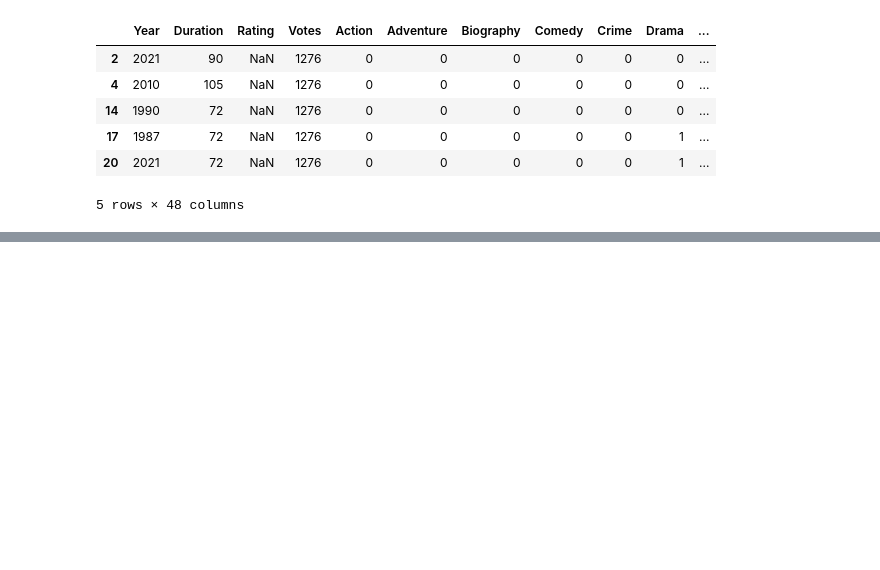
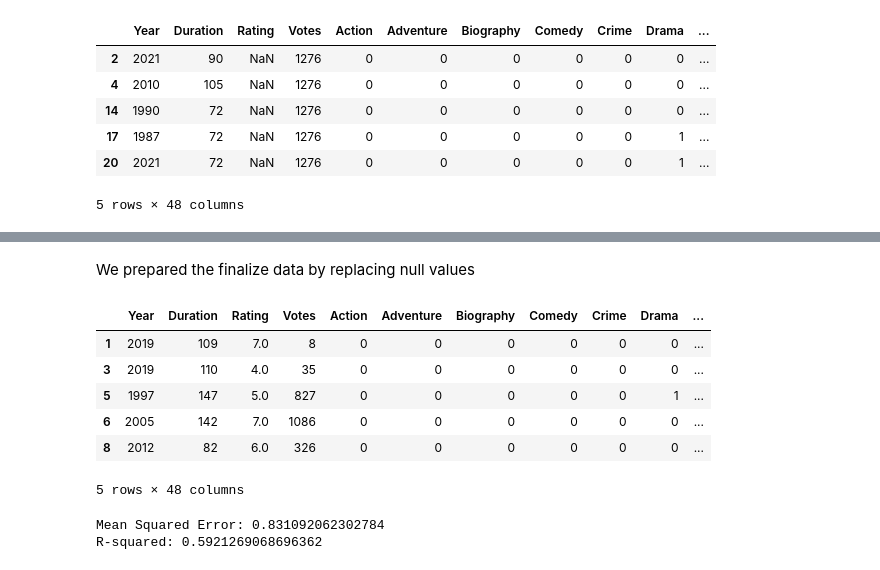
Before and after one commit to razeenbari/CODSOFT, a Jupyter notebook: task no 1 (Movie Rating Prediction With Python)/Task1.ipynb, the cells around one changed output, grey strips where cells are left out. Drawn from its saved outputs; the diff is of its cells as text; code cells hidden in the pictures; blank space fills up the shorter version.

```diff
--- a/task no 1 (Movie Rating Prediction With Python)/Task1.ipynb
+++ b/task no 1 (Movie Rating Prediction With Python)/Task1.ipynb
@@ -347,0 +363,49 @@ y_pred = linear_model.predict(X_test)
+# %% [markdown]
+We prepared the finalize data by replacing null values
+# %%
+finalized_data = pd.concat([training_data,testing_data], axis=0)
+finalized_data['Rating'] = finalized_data['Rating'].round(0)
+finalized_data.head()
+# %% [output]
+|  | Year | Duration | Rating | Votes | Action | Adventure | Biography | Comedy | Crime | Drama | ... |
+| 1 | 2019 | 109 | 7.0 | 8 | 0 | 0 | 0 | 0 | 0 | 0 | ... |
+| 3 | 2019 | 110 | 4.0 | 35 | 0 | 0 | 0 | 0 | 0 | 0 | ... |
+| 5 | 1997 | 147 | 5.0 | 827 | 0 | 0 | 0 | 0 | 0 | 1 | ... |
+| 6 | 2005 | 142 | 7.0 | 1086 | 0 | 0 | 0 | 0 | 0 | 0 | ... |
+| 8 | 2012 | 82 | 6.0 | 326 | 0 | 0 | 0 | 0 | 0 | 0 | ... |
+5 rows × 48 columns
+# %%
+import pandas as pd
+import numpy as np
+import matplotlib.pyplot as plt
+from sklearn.model_selection import train_test_split
+from sklearn.linear_model import LinearRegression
+from sklearn.metrics import mean_squared_error, r2_score
+
+# Generate sample data (replace with your own dataset)
+np.random.seed(0)
+X = finalized_data.drop("Rating", axis=1)
+y = finalized_data.Rating
+
+# Split the data into training and testing sets
+X_train, X_test, y_train, y_test = train_test_split(X, y, test_size=0.2, random_state=42)
+
+# Create a Linear Regression model
+linear_model = LinearRegression()
+
+# Train the model on the training data
+linear_model.fit(X_train, y_train)
+
+# Make predictions on the testing data
+y_pred = linear_model.predict(X_test)
+
+# Evaluate the model
+mse = mean_squared_error(y_test, y_pred)
+r2 = r2_score(y_test, y_pred)
+
+# Print the results
+print('Mean Squared Error:', mse)
+print('R-squared:', r2)
+# %% [output]
+Mean Squared Error: 0.831092062302784
+R-squared: 0.5921269068696362
```
Also changed, not shown: parts of 4 cells of this notebook.
